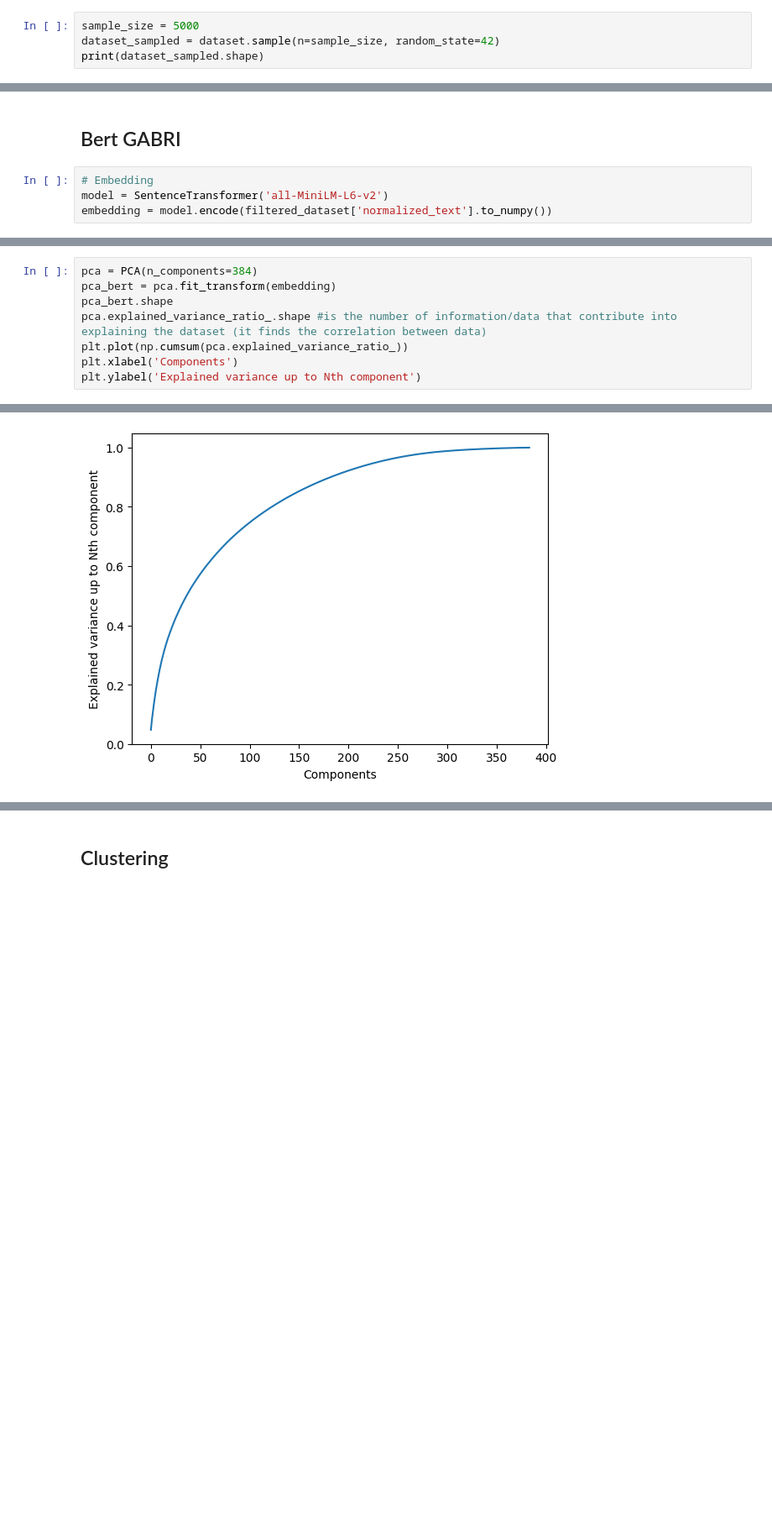
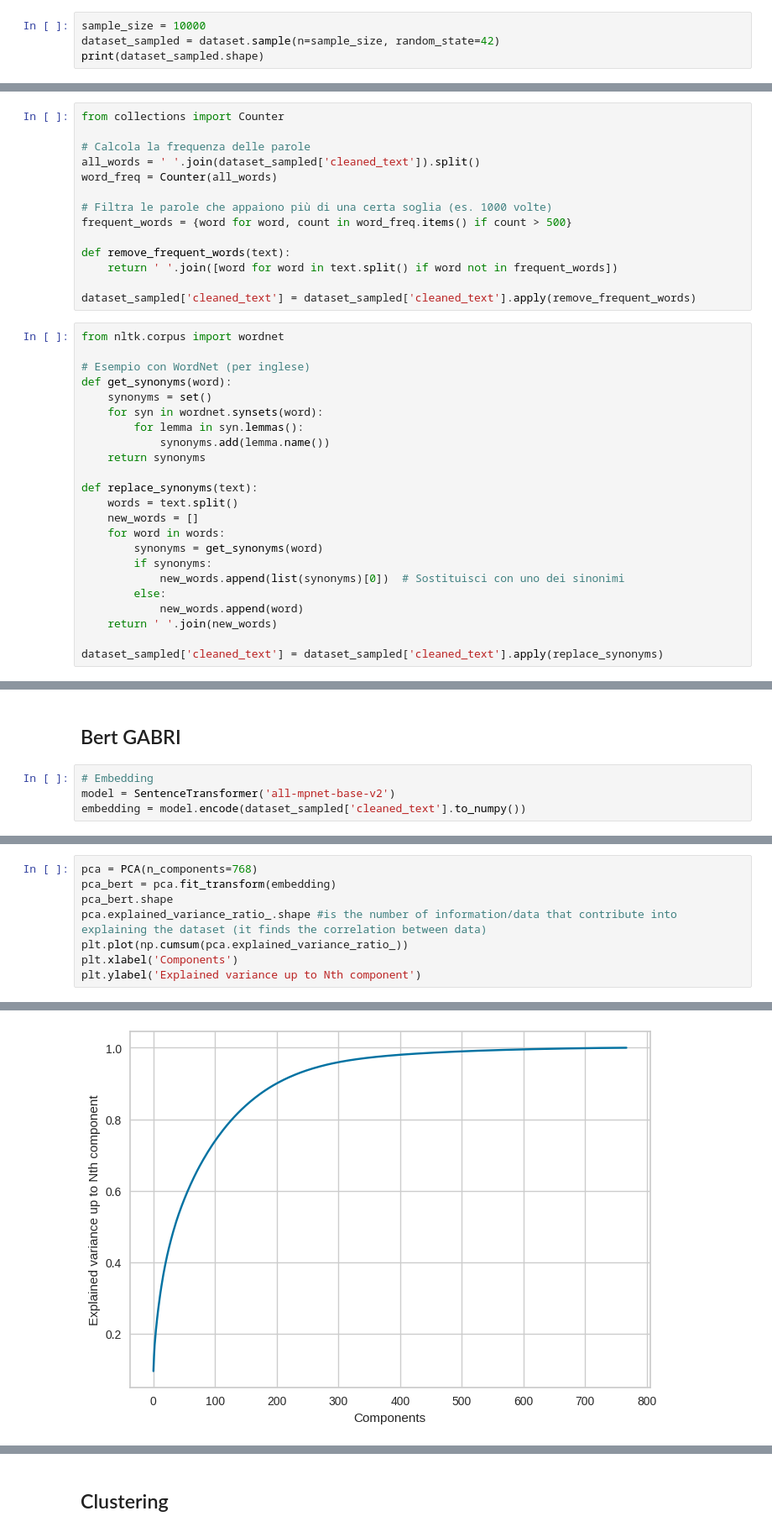
Before and after one commit to AndreaDAmicis22/TextMining, a Jupyter notebook: projectTextMining.ipynb, the cells around one changed output, grey strips where cells are left out. Shown at 84% size. Cells and saved outputs as stored; diff of their text form; blank space fills up the shorter version.

```diff
--- a/projectTextMining.ipynb
+++ b/projectTextMining.ipynb
@@ -171,5 +171,5 @@ dataset.shape
 # %%
-sample_size = 5000
+sample_size = 10000
 dataset_sampled = dataset.sample(n=sample_size, random_state=42)
 print(dataset_sampled.shape)
 # %% [output]
@@ -182,6 +177,43 @@ dataset_sampled.shape
 # %%
 dataset_sampled['cleaned_text'] = dataset_sampled['text'].apply(lambda x: clean_text(x))
 dataset_sampled['normalized_text'] = dataset_sampled['text'].apply(lambda x: normalize_text(x))
+# %%
+from collections import Counter
+
+# Calcola la frequenza delle parole
+all_words = ' '.join(dataset_sampled['cleaned_text']).split()
+word_freq = Counter(all_words)
+
+# Filtra le parole che appaiono più di una certa soglia (es. 1000 volte)
+frequent_words = {word for word, count in word_freq.items() if count > 500}
+
+def remove_frequent_words(text):
+    return ' '.join([word for word in text.split() if word not in frequent_words])
+
+dataset_sampled['cleaned_text'] = dataset_sampled['cleaned_text'].apply(remove_frequent_words)
+# %%
+from nltk.corpus import wordnet
+
+# Esempio con WordNet (per inglese)
+def get_synonyms(word):
+    synonyms = set()
+    for syn in wordnet.synsets(word):
+        for lemma in syn.lemmas():
+            synonyms.add(lemma.name())
+    return synonyms
+
+def replace_synonyms(text):
+    words = text.split()
+    new_words = []
+    for word in words:
+        synonyms = get_synonyms(word)
+        if synonyms:
+            new_words.append(list(synonyms)[0])  # Sostituisci con uno dei sinonimi
+        else:
+            new_words.append(word)
+    return ' '.join(new_words)
+
+dataset_sampled['cleaned_text'] = dataset_sampled['cleaned_text'].apply(replace_synonyms)
 # %%
 print(dataset_sampled[['text', 'cleaned_text', 'normalized_text']].head(3))
 # %% [output]
@@ -593,8 +655,8 @@ for key in embedding.keys():
 ## Bert GABRI
 # %%
 # Embedding
-model = SentenceTransformer('all-MiniLM-L6-v2')
-embedding = model.encode(filtered_dataset['normalized_text'].to_numpy())
+model = SentenceTransformer('all-mpnet-base-v2')
+embedding = model.encode(dataset_sampled['cleaned_text'].to_numpy())
 # %%
 embedding.shape
 # %% [output]
@@ -602,14 +664,14 @@ embedding.shape
 # %%
-pca = PCA(n_components=384)
+pca = PCA(n_components=768)
 pca_bert = pca.fit_transform(embedding)
 pca_bert.shape
 pca.explained_variance_ratio_.shape #is the number of information/data that contribute into explaining the dataset (it finds the correlation between data)
 plt.plot(np.cumsum(pca.explained_variance_ratio_))
 plt.xlabel('Components')
 plt.ylabel('Explained variance up to Nth component')
 # %% [output]
 Text(0, 0.5, 'Explained variance up to Nth component')
-[figure, old version]
+[figure, new version]
 # %%
 pca = PCA(n_components=200)
 pca_bert = pca.fit_transform(embedding)
```
Also changed, not shown: parts of 49 cells of this notebook.
